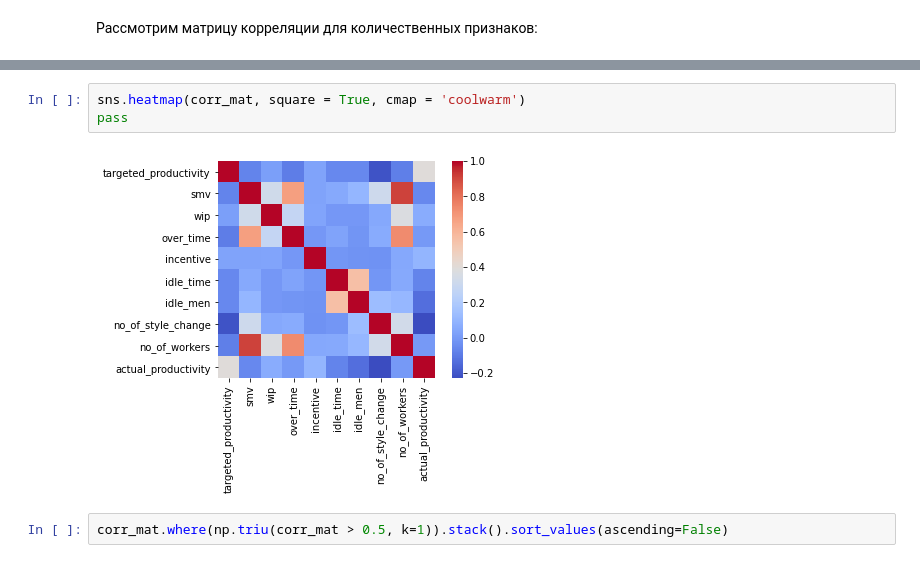
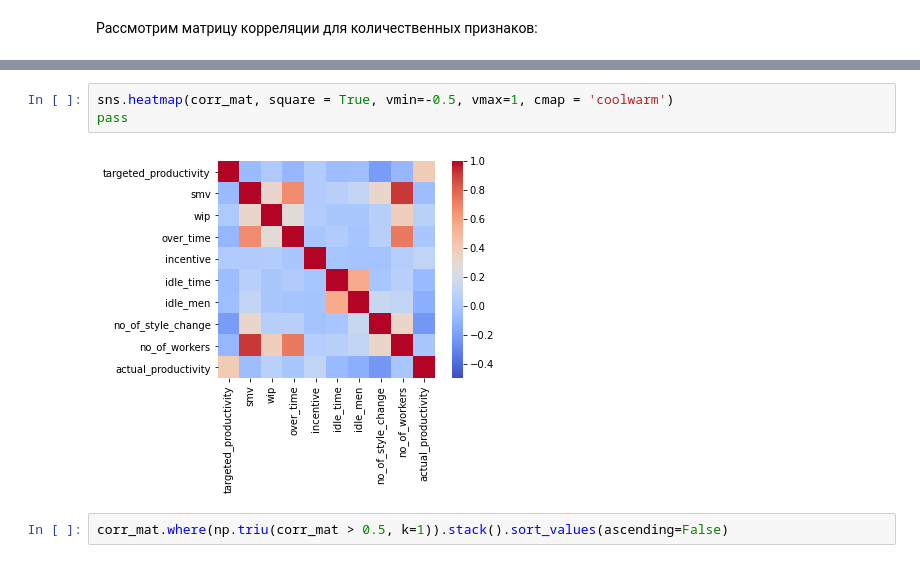
Before and after one commit to SokolovAndrey1/ML_UNN, a Jupyter notebook: hw_1.ipynb, the cells around one changed output, grey strips where cells are left out. Saved outputs shown, nothing was run; the diff lists cells and outputs as text.

```diff
--- a/hw_1.ipynb
+++ b/hw_1.ipynb
@@ -181,10 +176,10 @@ corr_mat
 | no_of_workers | -0.084288 | 0.912176 | 0.373908 | 0.734164 | 0.049222 | 0.058049 | 0.106946 | 0.327787 | ... |
 | actual_productivity | 0.399369 | -0.056642 | 0.063613 | 0.000162 | 0.097891 | -0.069651 | -0.130051 | -0.229777 | ... |
 # %%
-sns.heatmap(corr_mat, square = True, cmap = 'coolwarm')
+sns.heatmap(corr_mat, square = True, vmin=-0.5, vmax=1, cmap = 'coolwarm')
 pass
 # %% [output]
-[figure, old version]
+[figure, new version]
 # %%
 corr_mat.where(np.triu(corr_mat > 0.5, k=1)).stack().sort_values(ascending=False)
 # %% [output]
```
Also changed, not shown: parts of 1 cell of this notebook.
